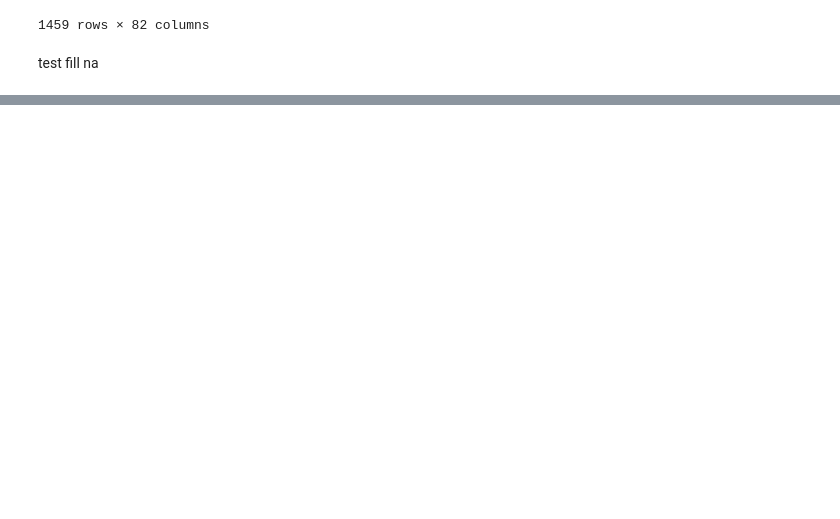
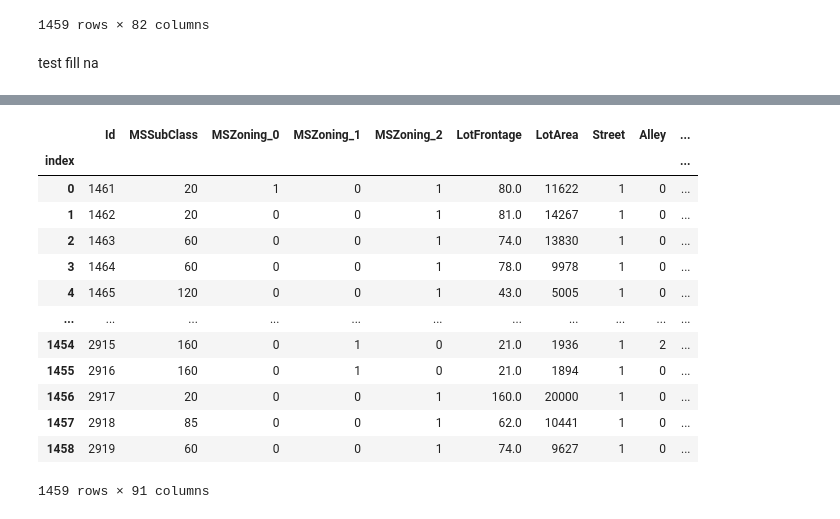
Before and after one commit to zetatiabdelhakim/Housing-Prices, a Jupyter notebook: data_processing.ipynb, the cells around one changed output, grey strips where cells are left out. Saved outputs shown, nothing was run; the diff lists cells and outputs as text; code cells hidden in the pictures; blank space fills up the shorter version.

```diff
--- a/data_processing.ipynb
+++ b/data_processing.ipynb
@@ -544,2 +565,19 @@ data = pd.get_dummies(data, columns=['LandContour', "Utilities", "LotConfig", "E
+# %%
+test_data
+# %% [output]
+|  | Id | MSSubClass | MSZoning_0 | MSZoning_1 | MSZoning_2 | LotFrontage | LotArea | Street | Alley | ... |
+| index |  |  |  |  |  |  |  |  |  | ... |
+| 0 | 1461 | 20 | 1 | 0 | 1 | 80.0 | 11622 | 1 | 0 | ... |
+| 1 | 1462 | 20 | 0 | 0 | 1 | 81.0 | 14267 | 1 | 0 | ... |
+| 2 | 1463 | 60 | 0 | 0 | 1 | 74.0 | 13830 | 1 | 0 | ... |
+| 3 | 1464 | 60 | 0 | 0 | 1 | 78.0 | 9978 | 1 | 0 | ... |
+| 4 | 1465 | 120 | 0 | 0 | 1 | 43.0 | 5005 | 1 | 0 | ... |
+| ... | ... | ... | ... | ... | ... | ... | ... | ... | ... | ... |
+| 1454 | 2915 | 160 | 0 | 1 | 0 | 21.0 | 1936 | 1 | 2 | ... |
+| 1455 | 2916 | 160 | 0 | 1 | 0 | 21.0 | 1894 | 1 | 0 | ... |
+| 1456 | 2917 | 20 | 0 | 0 | 1 | 160.0 | 20000 | 1 | 0 | ... |
+| 1457 | 2918 | 85 | 0 | 0 | 1 | 62.0 | 10441 | 1 | 0 | ... |
+| 1458 | 2919 | 60 | 0 | 0 | 1 | 74.0 | 9627 | 1 | 0 | ... |
+1459 rows × 91 columns
 # %%
 encoder = ce.BinaryEncoder(cols=['Neighborhood', 'Condition1', 'Condition2', 'BldgType', 'RoofStyle', 'RoofMatl',
```
Also changed, not shown: parts of 19 cells of this notebook.
